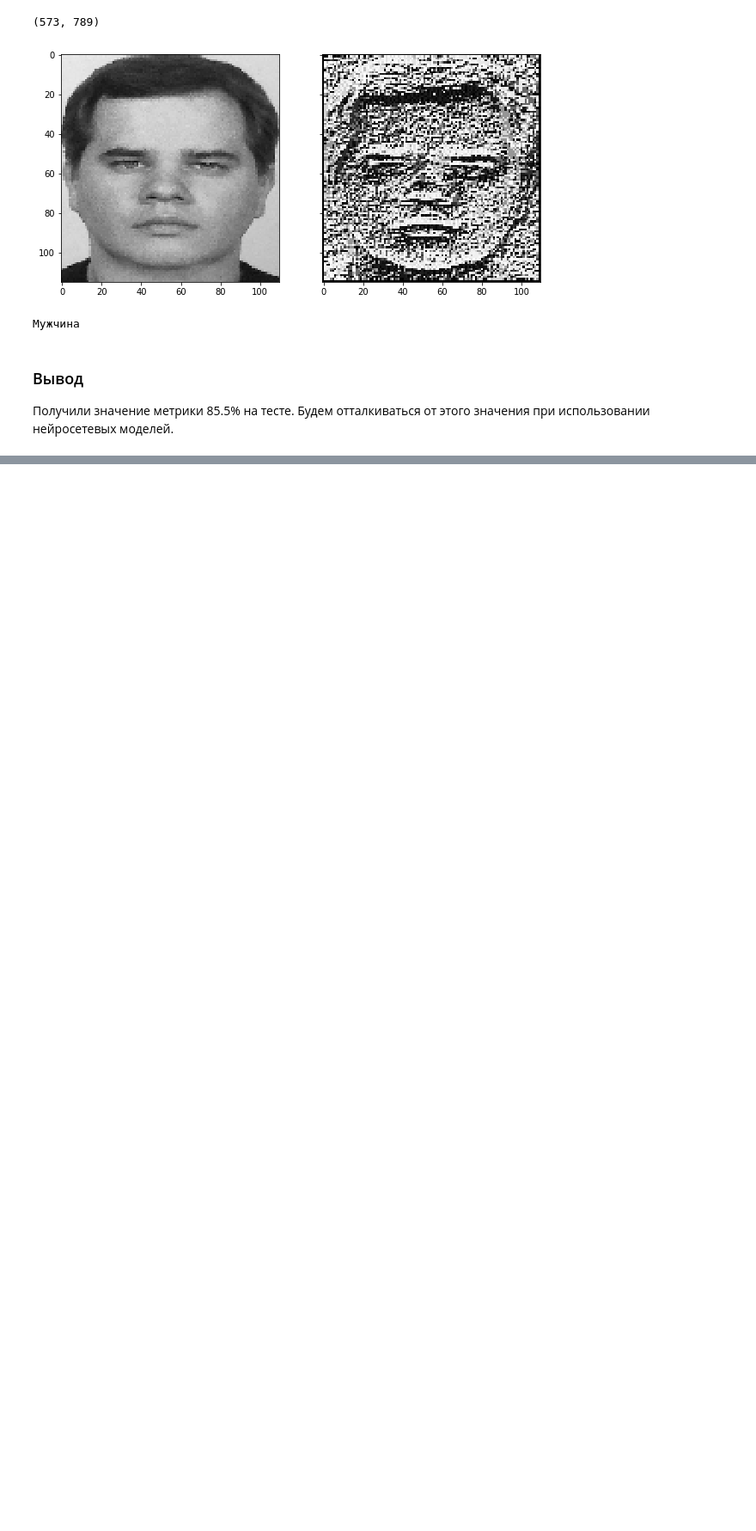
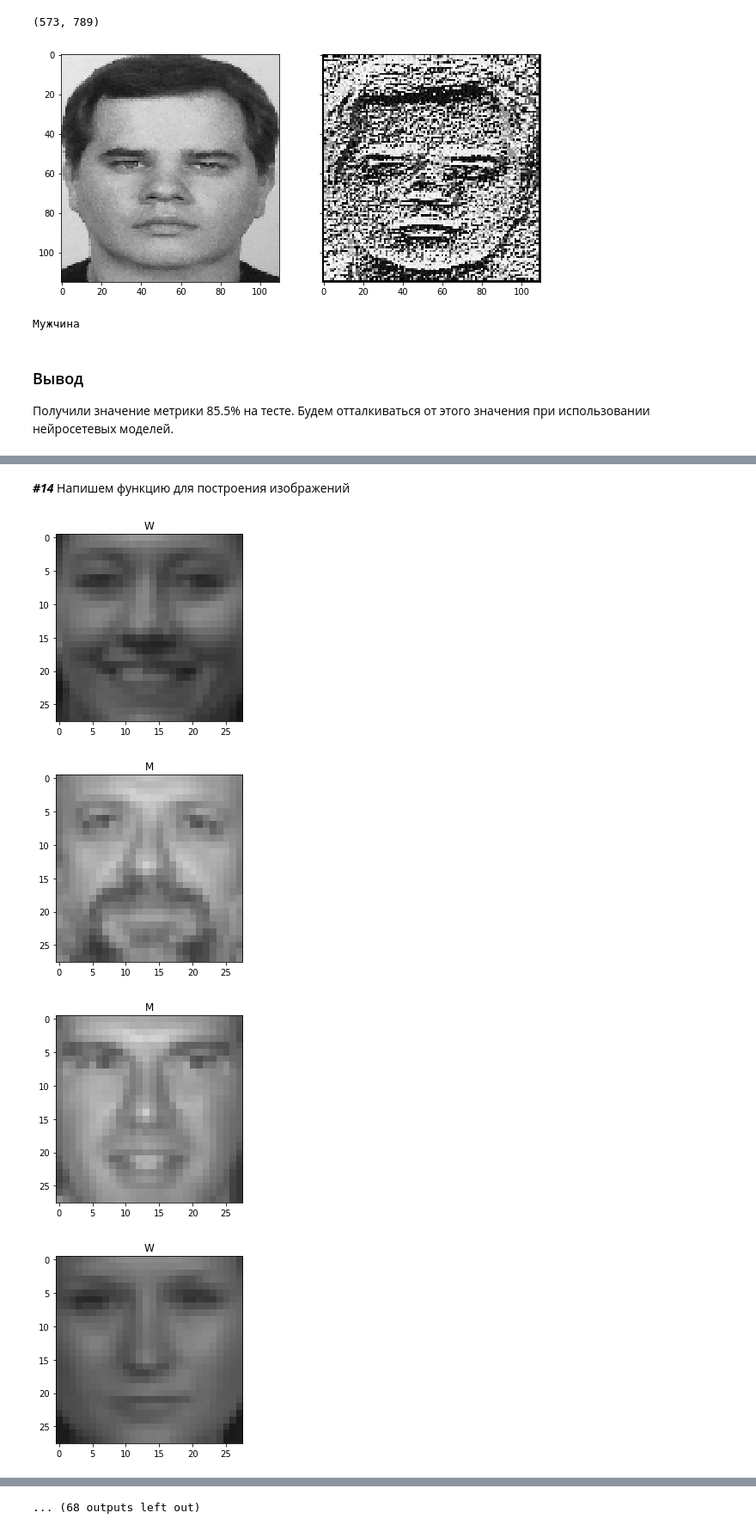
Before and after one commit to Timur-Sukharev/for_images, a Jupyter notebook: LBP_myLeNet_ResNet.ipynb, the cells around one changed output, grey strips where cells are left out. Shown at 86% size. Saved outputs shown, nothing was run; the diff lists cells and outputs as text; code cells hidden in the pictures; blank space fills up the shorter version.

```diff
--- a/LBP_myLeNet_ResNet.ipynb
+++ b/LBP_myLeNet_ResNet.ipynb
@@ -425,0 +469,22 @@ else:
+# %% [markdown]
+***#14*** Напишем функцию для построения изображений
+# %%
+def show_input(input_tensor, title=''):
+    try:
+        image = input_tensor.permute(1, 2, 0).numpy()
+        image = std * image + mean
+        plt.imshow(image.clip(0, 1))
+        plt.title(title)
+        plt.show()
+    except:
+        print('ERROR in "how_input"!!!')
+
+
+#test выведем все изображения из валидационной выборки
+for x_item, y_item in zip(X_batch, y_batch):
+    show_input(x_item, title=class_names[y_item])
+# %% [output]
+[figure, added]
+[figure, added]
+[figure, added]
+[figure, added]
@@ -425,0 +499 @@ else:
+... (68 outputs left out)
```
Also changed, not shown: parts of 24 cells of this notebook.
